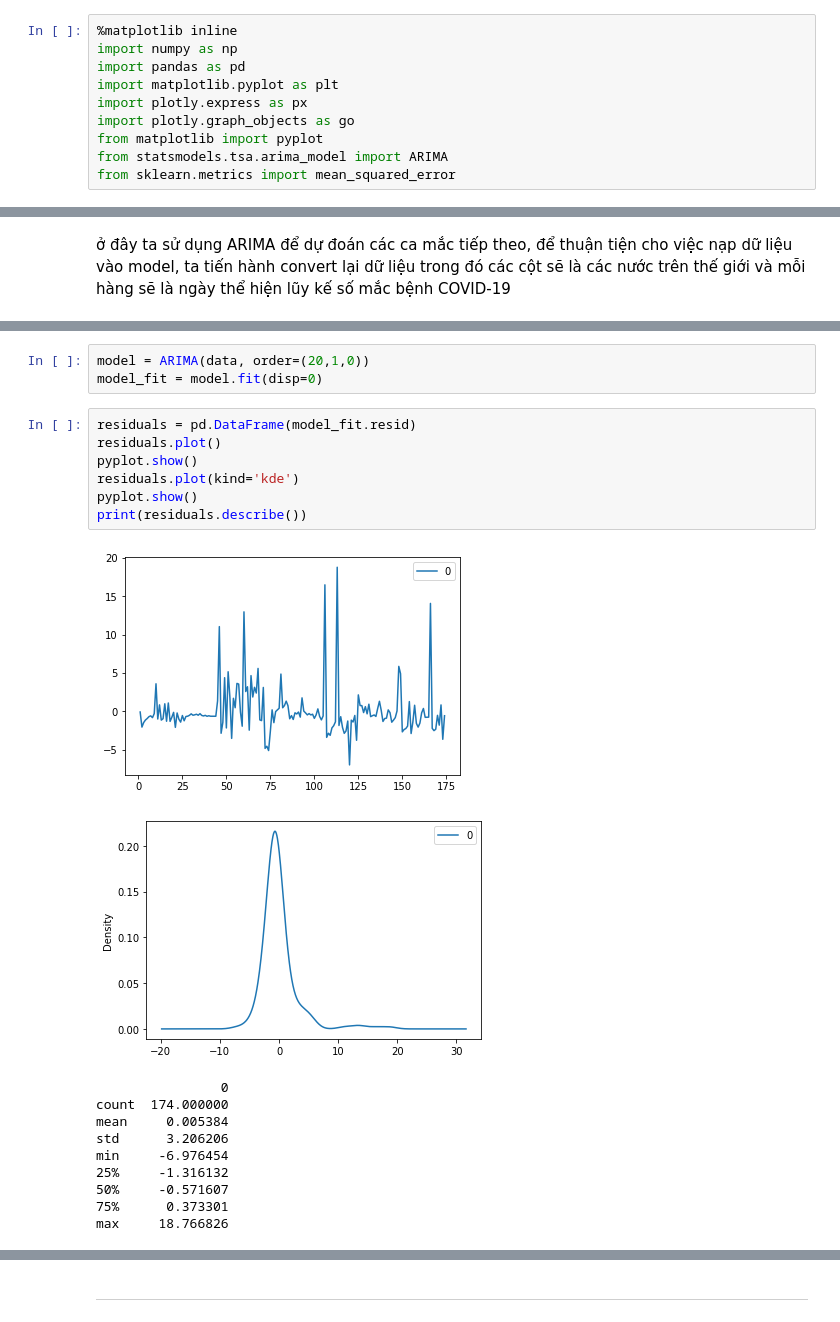
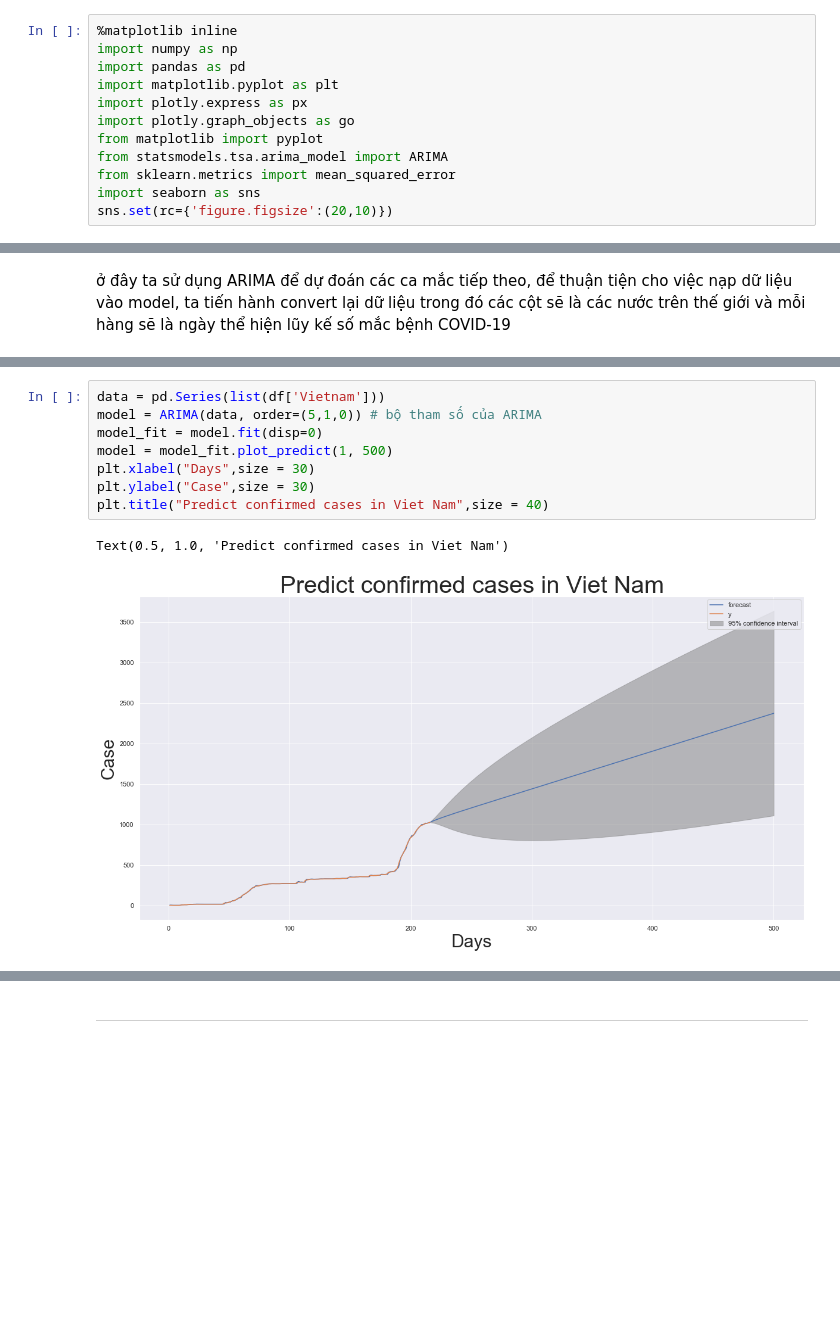
Before and after one commit to vonhatthinh/Final_Project_LTKHDL, a Jupyter notebook: 1712796-VoNhatThinh.ipynb, the cells around one changed output, grey strips where cells are left out. Cells and saved outputs as stored; diff of their text form; blank space fills up the shorter version.

Commit message:
fix plots and add note in ARIMA plots

```diff
--- a/1712796-VoNhatThinh.ipynb
+++ b/1712796-VoNhatThinh.ipynb
@@ -43,6 +43,8 @@ import plotly.graph_objects as go
 from matplotlib import pyplot
 from statsmodels.tsa.arima_model import ARIMA
 from sklearn.metrics import mean_squared_error
+import seaborn as sns
+sns.set(rc={'figure.figsize':(20,10)})
 # %% [markdown]
 ở đây bộ dữ liệu gồm 8 file, ta tiến hành xem qua từng để có 1 cái nhìn tổng quan cấu trúc file dữ liệu. ta dễ dàng thấy bộ dữ liệu gồm 2 loại file:
 
@@ -463,22 +446,11 @@ data = predict('Vietnam')
-# %%
-model = ARIMA(data, order=(20,1,0))
-model_fit = model.fit(disp=0)
-# %%
-residuals = pd.DataFrame(model_fit.resid)
-residuals.plot()
-pyplot.show()
-residuals.plot(kind='kde')
-pyplot.show()
-print(residuals.describe())
-# %% [output]
-[figure, removed]
-[figure, removed]
-                0
-count  174.000000
-mean     0.005384
-std      3.206206
-min     -6.976454
-25%     -1.316132
-50%     -0.571607
-75%      0.373301
-max     18.766826
+# %%
+data = pd.Series(list(df['Vietnam']))
+model = ARIMA(data, order=(5,1,0)) # bộ tham số của ARIMA
+model_fit = model.fit(disp=0)
+model = model_fit.plot_predict(1, 500)
+plt.xlabel("Days",size = 30)
+plt.ylabel("Case",size = 30)
+plt.title("Predict confirmed cases in Viet Nam",size = 40)
+# %% [output]
+Text(0.5, 1.0, 'Predict confirmed cases in Viet Nam')
+[figure, added]
```
Also changed, not shown: parts of 13 cells of this notebook.
